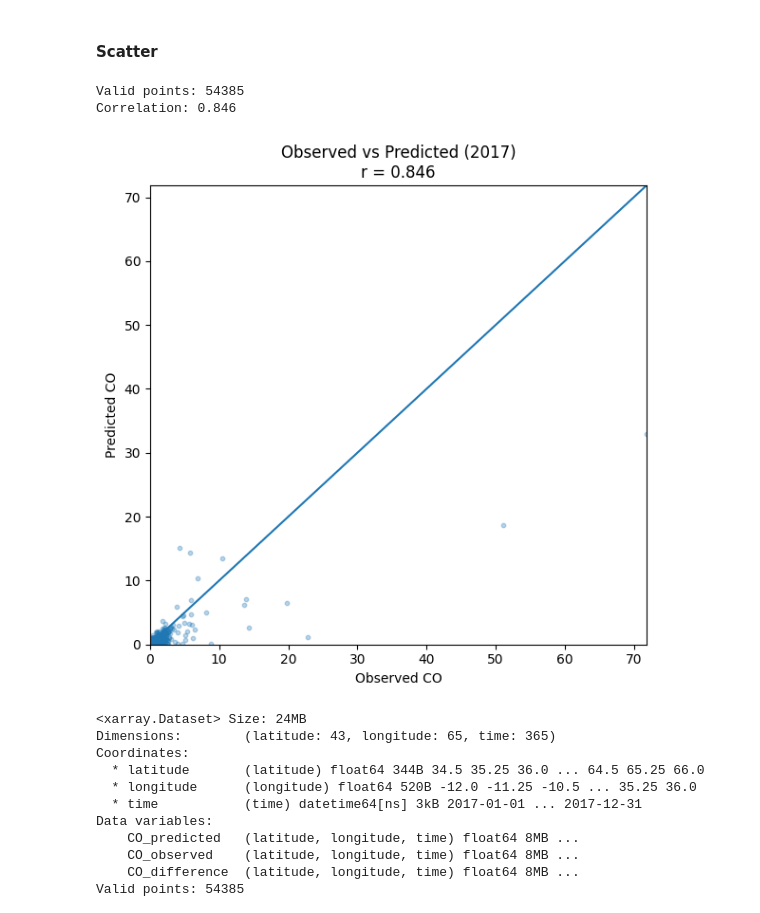
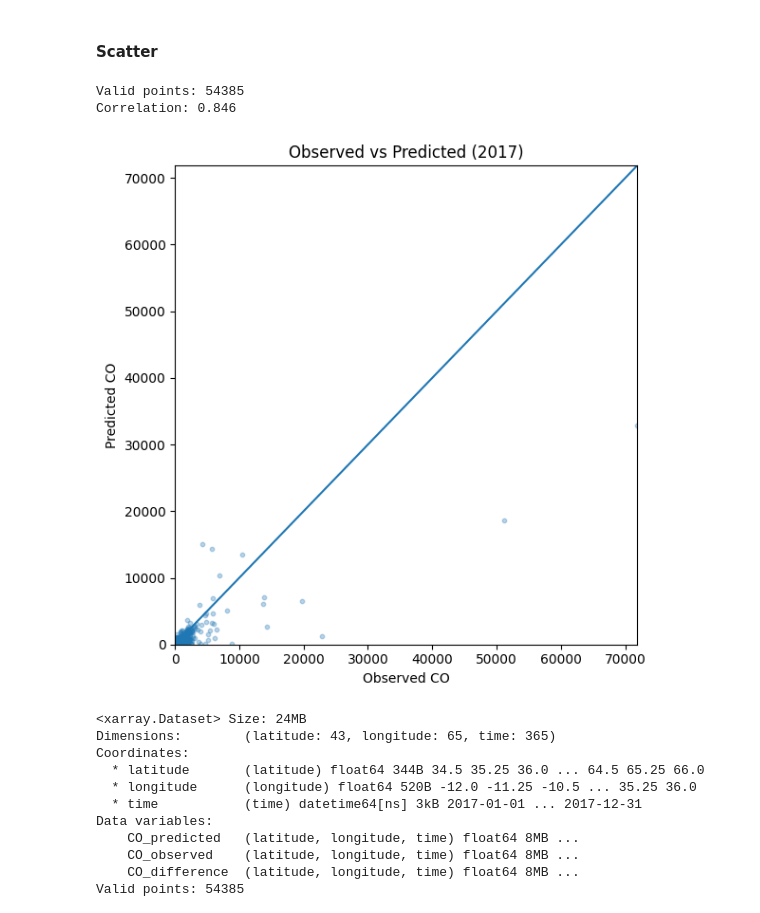
Before and after one commit to Sofs27/Thesis, a Jupyter notebook: Code/Model.ipynb, the cells around one changed output. Saved outputs shown, nothing was run; the diff lists cells and outputs as text; code cells hidden in the pictures.

```diff
--- a/Code/Model.ipynb
+++ b/Code/Model.ipynb
@@ -1569,8 +1569,8 @@ ds = xr.open_dataset(file_path)
 # =========================
 # EXTRACT VARIABLES
 # =========================
-obs = ds["CO_observed"]
-pred = ds["CO_predicted"]
+obs = ds["CO_observed"] * 1000
+pred = ds["CO_predicted"] *1000
 
 # Align data
 obs, pred = xr.align(obs, pred)
@@ -1594,35 +1594,35 @@ print(f"Valid points: {len(obs_clean)}")
 # =========================
 # CORRELATION
 # =========================
 corr = np.corrcoef(obs_clean, pred_clean)[0, 1]
 print(f"Correlation: {corr:.3f}")
 
 # =========================
 # SCATTER PLOT
 # =========================
 plt.figure(figsize=(6, 6))
 
 plt.scatter(obs_clean, pred_clean, alpha=0.3, s=10)
 
 # 1:1 line
 min_val = min(obs_clean.min(), pred_clean.min())
 max_val = max(obs_clean.max(), pred_clean.max())
 
 plt.plot([min_val, max_val], [min_val, max_val])
 
 plt.xlim(0, max_val)
 plt.ylim(0, max_val)
 
 plt.xlabel("Observed CO")
 plt.ylabel("Predicted CO")
-plt.title(f"Observed vs Predicted (2017)\nr = {corr:.3f}")
+plt.title(f"Observed vs Predicted (2017)")
 
 plt.tight_layout()
 plt.show()
 # %% [output]
 Valid points: 54385
 Correlation: 0.846
-[figure, old version]
+[figure, new version]
 # %%
 import xarray as xr
 import numpy as np
```
Also changed, not shown: parts of 4 cells of this notebook.
